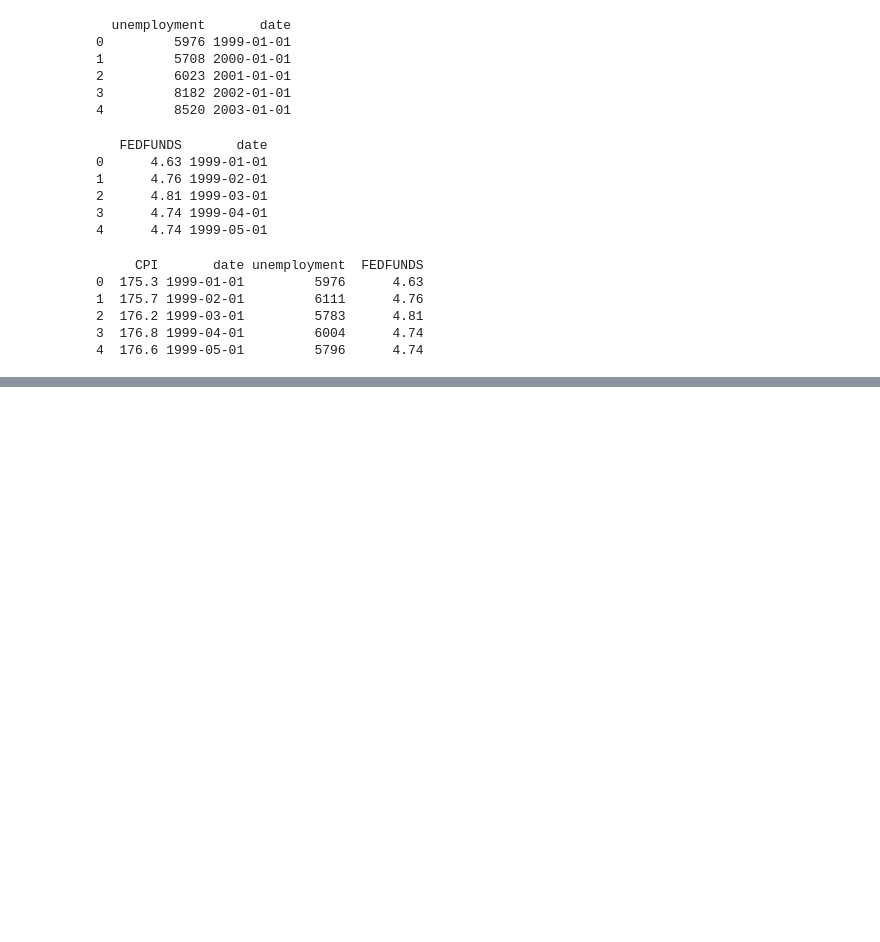
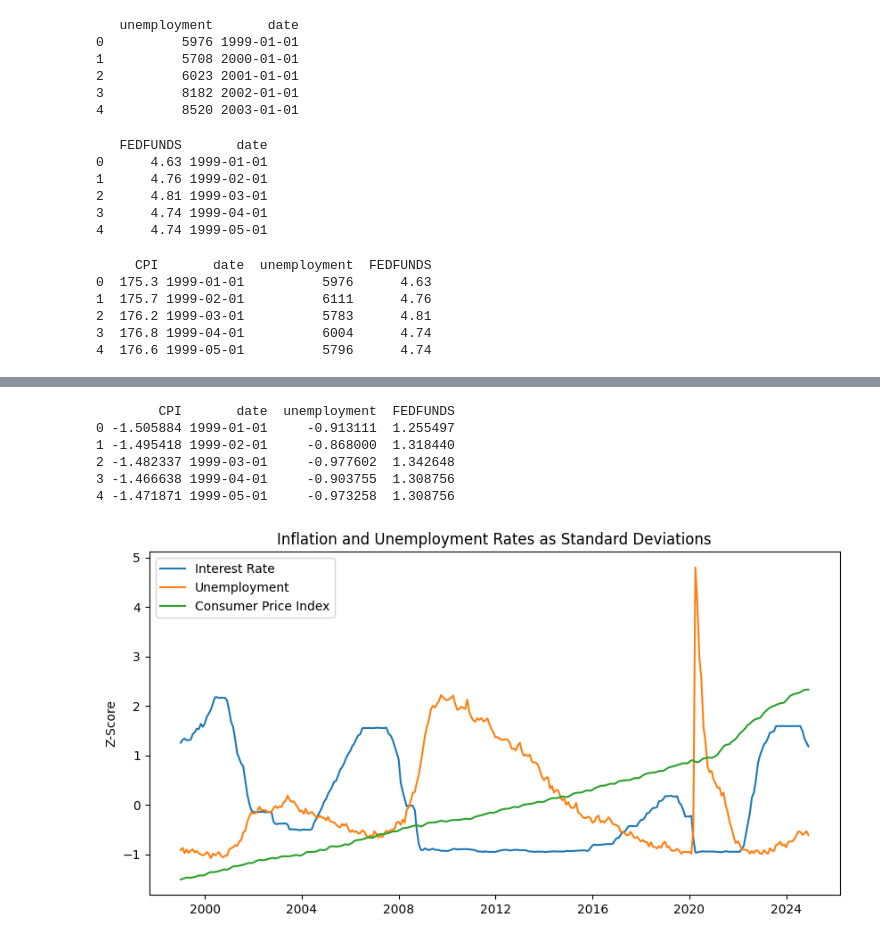
Before and after one commit to stephbc/DATA608_Spring2025, a Jupyter notebook: story2/story2.ipynb, the cells around one changed output, grey strips where cells are left out. Drawn from its saved outputs; the diff is of its cells as text; code cells hidden in the pictures; blank space fills up the shorter version.

```diff
--- a/story2/story2.ipynb
+++ b/story2/story2.ipynb
@@ -38,6 +40,9 @@ cpi["month"] = pd.to_datetime(cpi["month"], format="%b").dt.month
 cpi["date"] = pd.to_datetime(cpi[["Year", "month"]].assign(day=1))
 cpi = cpi.drop(columns=["Year", "month"])
 
+# convert the CPI to numeric
+cpi["CPI"] = pd.to_numeric(cpi["CPI"], errors="coerce")
+
 print(cpi.head())
 # %% [output]
      CPI       date
@@ -62,5 +67,8 @@ unem["month"] = pd.to_datetime(unem["month"], format="%b").dt.month
 unem["date"] = pd.to_datetime(unem[["Year", "month"]].assign(day=1))
 unem = unem.drop(columns=["Year", "month"])
 
+# convert the unemployment column to numeric
+unem["unemployment"] = pd.to_numeric(unem["unemployment"], errors="coerce")
+
 print(unem.head())
 # %% [output]
@@ -118,0 +114,30 @@ ValueError: Image size of 88800x300 pixels is too large. It must be less than 2^
+# %%
+import seaborn as sns
+import matplotlib.pyplot as plt
+from math import sqrt
+from scipy.stats import zscore
+
+# standardize the data using Z-score normalization
+df_stand = df.copy()
+df_stand[["FEDFUNDS", "CPI", "unemployment"]] = df[["FEDFUNDS", "CPI", "unemployment"]].apply(zscore)
+print(df_stand.head())
+
+# plot the standardized data
+plt.figure(figsize=(10, 5))
+sns.lineplot(data=df_stand, x="date", y="FEDFUNDS", label="Interest Rate")
+sns.lineplot(data=df_stand, x="date", y="unemployment", label="Unemployment")
+sns.lineplot(data=df_stand, x="date", y="CPI", label="Consumer Price Index")
+
+plt.title("Inflation and Unemployment Rates as Standard Deviations")
+plt.xlabel("")
+plt.ylabel("Z-Score")
+
+plt.show()
+# %% [output]
+        CPI       date  unemployment  FEDFUNDS
+0 -1.505884 1999-01-01     -0.913111  1.255497
+1 -1.495418 1999-02-01     -0.868000  1.318440
+2 -1.482337 1999-03-01     -0.977602  1.342648
+3 -1.466638 1999-04-01     -0.903755  1.308756
+4 -1.471871 1999-05-01     -0.973258  1.308756
+[figure, added]
```
Also changed, not shown: parts of 10 cells of this notebook.
